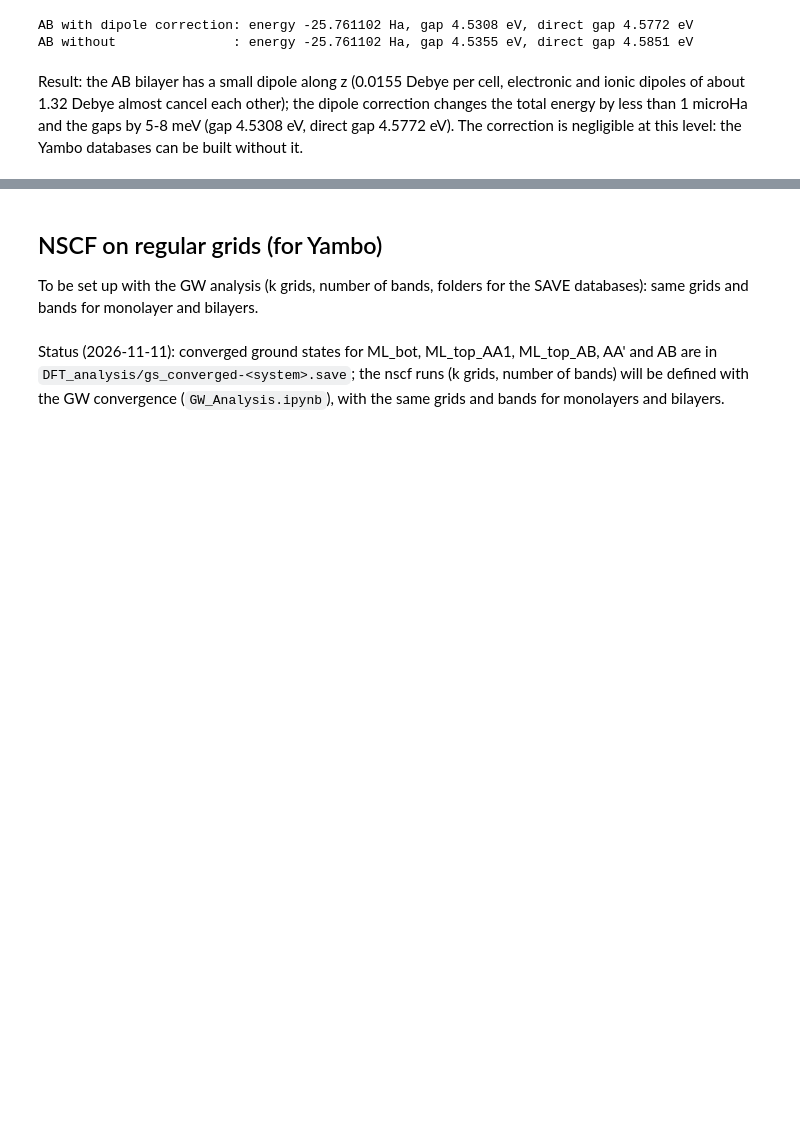
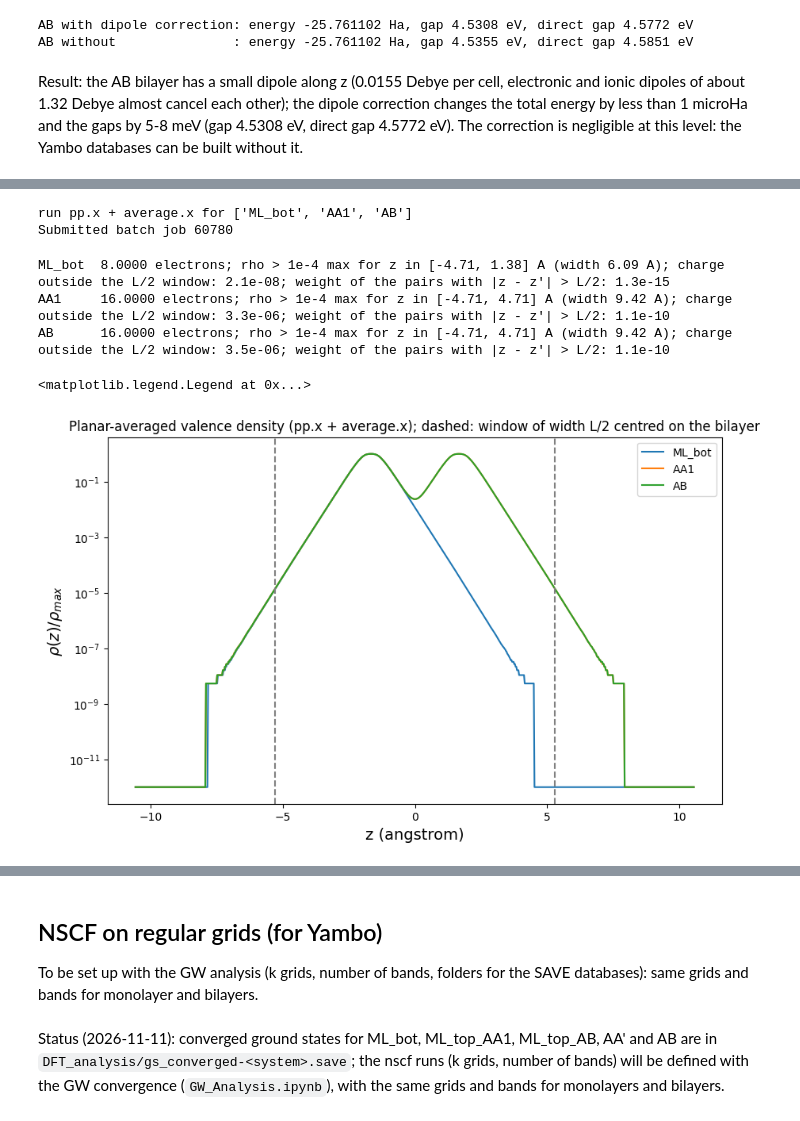
Before and after one commit to marcodalessandro76/2d-layer-substrate-effective-screening, a Jupyter notebook: hBN_bilayer/DFT_Analysis.ipynb, the cells around one changed output, grey strips where cells are left out. Cells and saved outputs as stored; diff of their text form; code cells hidden in the pictures; blank space fills up the shorter version.

Commit message:
Compute the density profiles with pp.x and average.x from the notebook
Co-Authored-By: Claude Opus 5.5 <noreply@anthropic.com>
Claude-Session: https://claude.ai/code/session_01EugFhB3WJmbFVLb5HiMaDu

```diff
--- a/hBN_bilayer/DFT_Analysis.ipynb
+++ b/hBN_bilayer/DFT_Analysis.ipynb
@@ -732,0 +689,70 @@ state at r and at r' (Notes, Sec. 2.1), so the occupied density is the relevant
+# %%
+import subprocess
+
+prof_dir = os.path.join(run_dir, 'density_profile')
+prof_systems = ['ML_bot', 'AA1', 'AB']
+nz_avg = 800      # points of the planar average along z
+
+def write_density_profile_inputs(system):
+    # pp.x: valence charge density of the converged ground state; average.x: planar average along z
+    with open(os.path.join(prof_dir, 'pp_%s.in' % system), 'w') as f:
+        f.write("&inputpp\n  prefix = 'gs_converged-%s'\n  outdir = '../'\n  filplot = 'rho_%s.dat'\n  plot_num = 0\n/\n"
+                % (system, system))
+    with open(os.path.join(prof_dir, 'avg_%s.in' % system), 'w') as f:
+        # nfile, file, weight, number of points, direction (3 = z), window of the macroscopic average (bohr, > 0)
+        f.write('1\nrho_%s.dat\n1.0\n%d\n3\n1.0\n' % (system, nz_avg))
+
+def run_density_profiles(systems, partition='all12h'):
+    os.makedirs(prof_dir, exist_ok=True)
+    todo = [s for s in systems if not os.path.isfile(os.path.join(prof_dir, 'avg_%s.dat' % s))]
+    if not todo:
+        print('density profiles already computed'); return
+    for s in todo: write_density_profile_inputs(s)
+    lines = ['#!/bin/bash', '#SBATCH --job-name=density_profile', '#SBATCH --partition=%s' % partition,
+             '#SBATCH --nodes=1', '#SBATCH --ntasks-per-node=4', '#SBATCH --time=00:30:00',
+             '#SBATCH --output=job_density_profile.out', 'source %s' % module]
+    for s in todo:
+        lines += ['mpirun -np 4 pp.x -inp pp_%s.in > pp_%s.log' % (s, s),
+                  'mpirun -np 1 average.x -inp avg_%s.in > avg_%s.log && mv avg.dat avg_%s.dat' % (s, s, s)]
+    with open(os.path.join(prof_dir, 'job_density_profile.sh'), 'w') as f: f.write('\n'.join(lines) + '\n')
+    print('run pp.x + average.x for', todo)
+    subprocess.run(['sbatch', '--wait', 'job_density_profile.sh'], cwd=prof_dir, check=True)
+    for s in todo:
+        if not os.path.isfile(os.path.join(prof_dir, 'avg_%s.dat' % s)): print('WARNING: no profile for', s)
+
+def read_density_profile(system, c=c_conv):
+    # planar-averaged valence density (e/bohr^3) vs z (angstrom), with z in (-c/2, c/2]: the cell origin at the centre
+    z, rho, _ = np.loadtxt(os.path.join(prof_dir, 'avg_%s.dat' % system)).T   # z in bohr, from 0 to c
+    z = np.where(z >= c/2, z - c, z); o = np.argsort(z)
+    return z[o]*Const.Bohr_to_Angstrom, rho[o]
+
+run_density_profiles(prof_systems)
+# %% [output]
+run pp.x + average.x for ['ML_bot', 'AA1', 'AB']
+Submitted batch job 60780
+# %%
+Lz = c_conv*Const.Bohr_to_Angstrom          # cell height in angstrom
+area = (alat**2)*np.sqrt(3)/2               # cell area in bohr^2
+fig, ax = plt.subplots(figsize=(10, 6))
+for s in prof_systems:
+    z, rho = read_density_profile(s)
+    nel = rho.sum()*(z[1] - z[0])/Const.Bohr_to_Angstrom*area
+    w = np.clip(rho, 0, None); w /= w.sum(); zc = (w*z).sum()
+    zz = (z - zc + Lz/2) % Lz - Lz/2                      # coordinates in the cell centred on the system
+    dz = np.abs(zz[:, None] - zz[None, :])
+    m = rho > 1e-4*rho.max()
+    print("%-7s %.4f electrons; rho > 1e-4 max for z in [%.2f, %.2f] A (width %.2f A); charge outside the L/2 window:"
+          " %.1e; weight of the pairs with |z - z'| > L/2: %.1e"
+          % (s, nel, z[m].min(), z[m].max(), z[m].max() - z[m].min(), w[np.abs(zz) > Lz/4].sum(),
+             np.outer(w, w)[dz > Lz/2].sum()))
+    ax.semilogy(z, np.clip(rho/rho.max(), 1e-12, None), label=s)
+for x in [-Lz/4, Lz/4]: ax.axvline(x, color='gray', ls='--')
+ax.set_xlabel('z (angstrom)', size=14); ax.set_ylabel(r'$\rho(z)/\rho_{max}$', size=14)
+ax.set_title('Planar-averaged valence density (pp.x + average.x); dashed: window of width L/2 centred on the bilayer')
+ax.legend()
+# %% [output]
+ML_bot  8.0000 electrons; rho > 1e-4 max for z in [-4.71, 1.38] A (width 6.09 A); charge outside the L/2 window: 2.1e-08; weight of the pairs with |z - z'| > L/2: 1.3e-15
+AA1     16.0000 electrons; rho > 1e-4 max for z in [-4.71, 4.71] A (width 9.42 A); charge outside the L/2 window: 3.3e-06; weight of the pairs with |z - z'| > L/2: 1.1e-10
+AB      16.0000 electrons; rho > 1e-4 max for z in [-4.71, 4.71] A (width 9.42 A); charge outside the L/2 window: 3.5e-06; weight of the pairs with |z - z'| > L/2: 1.1e-10
+<matplotlib.legend.Legend at 0x...>
+[figure, added]
```
Also changed, not shown: parts of 6 cells of this notebook, 2 other files.
